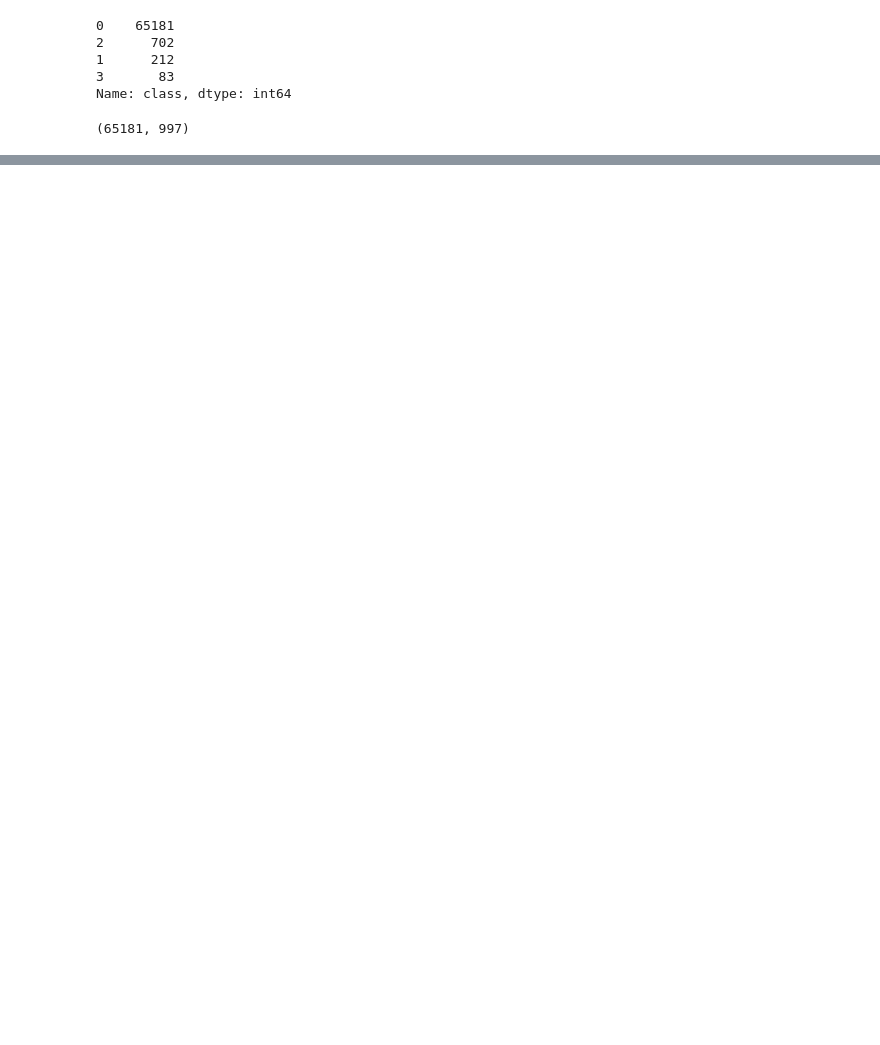
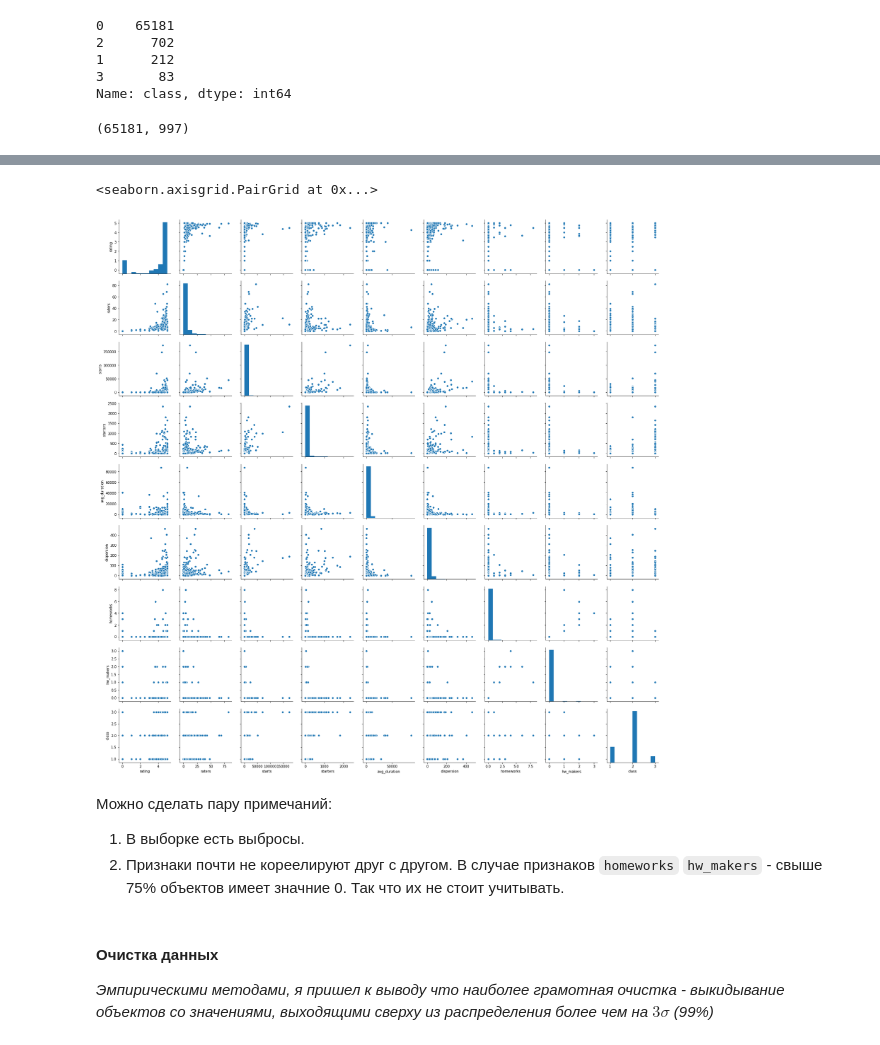
Before and after one commit to DmitryVGusev/interviews, a Jupyter notebook: Interview_tasks.ipynb, the cells around one changed output, grey strips where cells are left out. Saved outputs shown, nothing was run; the diff lists cells and outputs as text; code cells hidden in the pictures; blank space fills up the shorter version.

```diff
--- a/Interview_tasks.ipynb
+++ b/Interview_tasks.ipynb
@@ -532,0 +350,13 @@ array([[  2, 193],
+# %%
+sns.pairplot(df_known)
+# %% [output]
+<seaborn.axisgrid.PairGrid at 0x...>
+[figure, added]
+# %% [markdown]
+Можно сделать пару примечаний:
+1. В выборке есть выбросы.
+2. Признаки почти не кореелируют друг с другом.
+В случае признаков `homeworks` 	`hw_makers` - свыше 75% объектов имеет значние 0. Так что их не стоит учитывать.
+# %% [markdown]
+#### Очистка данных
+_Эмпирическими методами, я пришел к выводу что наиболее грамотная очистка - выкидывание объектов со значениями, выходящими сверху из распределения более чем на $3\sigma$ (99%)_
```
Also changed, not shown: parts of 39 cells of this notebook, 3 other files.
